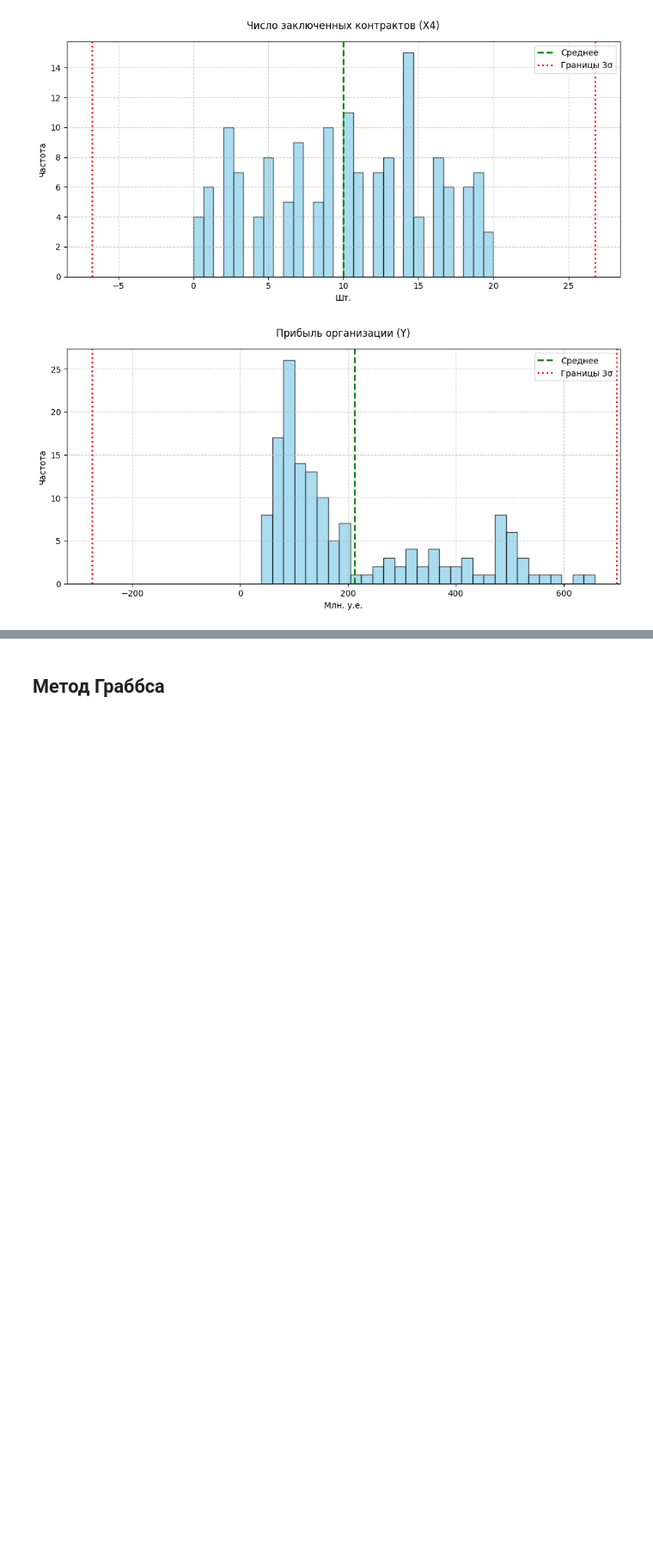
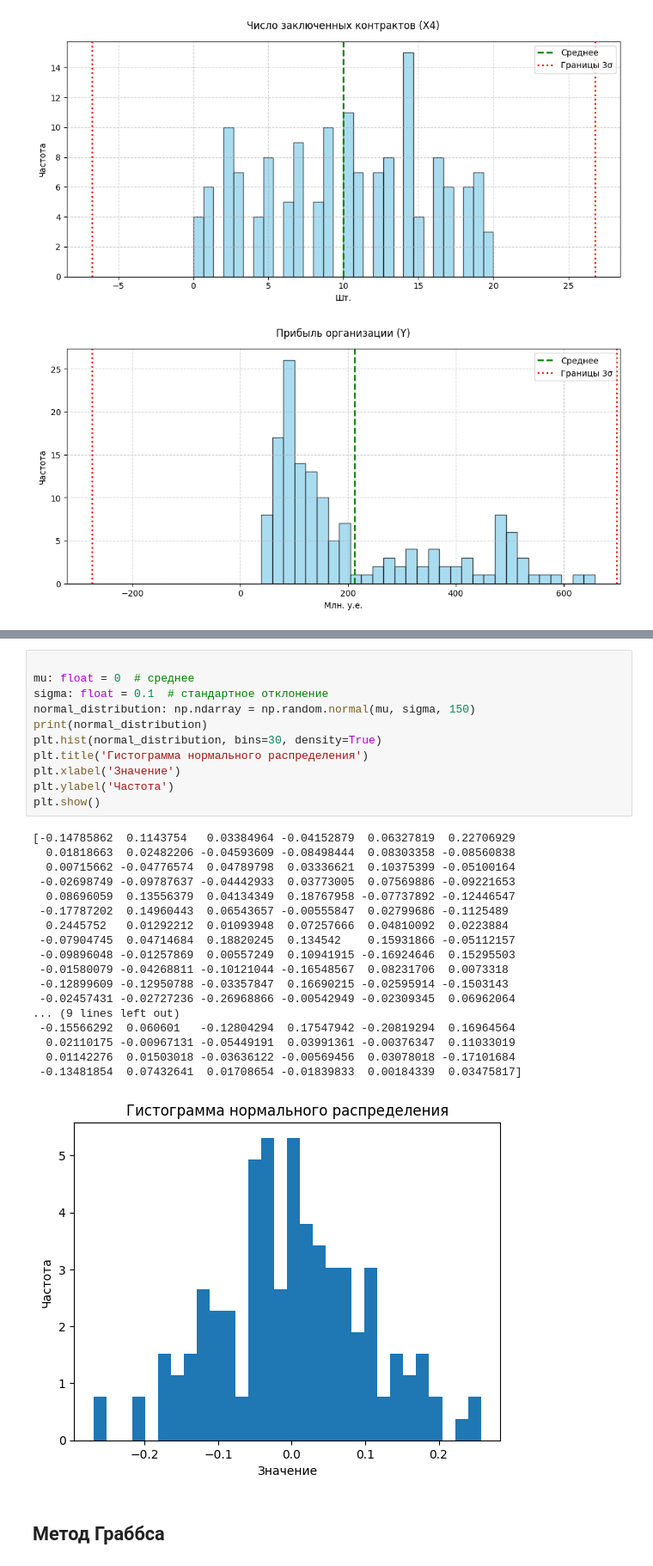
Before and after one commit to AntoninaRemizova/MMAD, a Jupyter notebook: ММАД_КР.ipynb, the cells around one changed output, grey strips where cells are left out. Shown at 86% size. Saved outputs shown, nothing was run; the diff lists cells and outputs as text; blank space fills up the shorter version.

```diff
--- a/ММАД_КР.ipynb
+++ b/ММАД_КР.ipynb
@@ -383,3 +687,33 @@ for col in columns:
+# %%
+
+mu: float = 0  # среднее
+sigma: float = 0.1  # стандартное отклонение
+normal_distribution: np.ndarray = np.random.normal(mu, sigma, 150)
+print(normal_distribution)
+plt.hist(normal_distribution, bins=30, density=True)
+plt.title('Гистограмма нормального распределения')
+plt.xlabel('Значение')
+plt.ylabel('Частота')
+plt.show()
+# %% [output]
+[-0.14785862  0.1143754   0.03384964 -0.04152879  0.06327819  0.22706929
+  0.01818663  0.02482206 -0.04593609 -0.08498444  0.08303358 -0.08560838
+  0.00715662 -0.04776574  0.04789798  0.03336621  0.10375399 -0.05100164
+ -0.02698749 -0.09787637 -0.04442933  0.03773005  0.07569886 -0.09221653
+  0.08696059  0.13556379  0.04134349  0.18767958 -0.07737892 -0.12446547
+ -0.17787202  0.14960443  0.06543657 -0.00555847  0.02799686 -0.1125489
+  0.2445752   0.01292212  0.01093948  0.07257666  0.04810092  0.0223884
+ -0.07904745  0.04714684  0.18820245  0.134542    0.15931866 -0.05112157
+ -0.09896048 -0.01257869  0.00557249  0.10941915 -0.16924646  0.15295503
+ -0.01580079 -0.04268811 -0.10121044 -0.16548567  0.08231706  0.0073318
+ -0.12899609 -0.12950788 -0.03357847  0.16690215 -0.02595914 -0.1503143
+ -0.02457431 -0.02727236 -0.26968866 -0.00542949 -0.02309345  0.06962064
+... (9 lines left out)
+ -0.15566292  0.060601   -0.12804294  0.17547942 -0.20819294  0.16964564
+  0.02110175 -0.00967131 -0.05449191  0.03991361 -0.00376347  0.11033019
+  0.01142276  0.01503018 -0.03636122 -0.00569456  0.03078018 -0.17101684
+ -0.13481854  0.07432641  0.01708654 -0.01839833  0.00184339  0.03475817]
+[figure, added]
 # %% [markdown]
 ## Метод Граббса
 # %%
```
Also changed, not shown: parts of 14 cells of this notebook.
